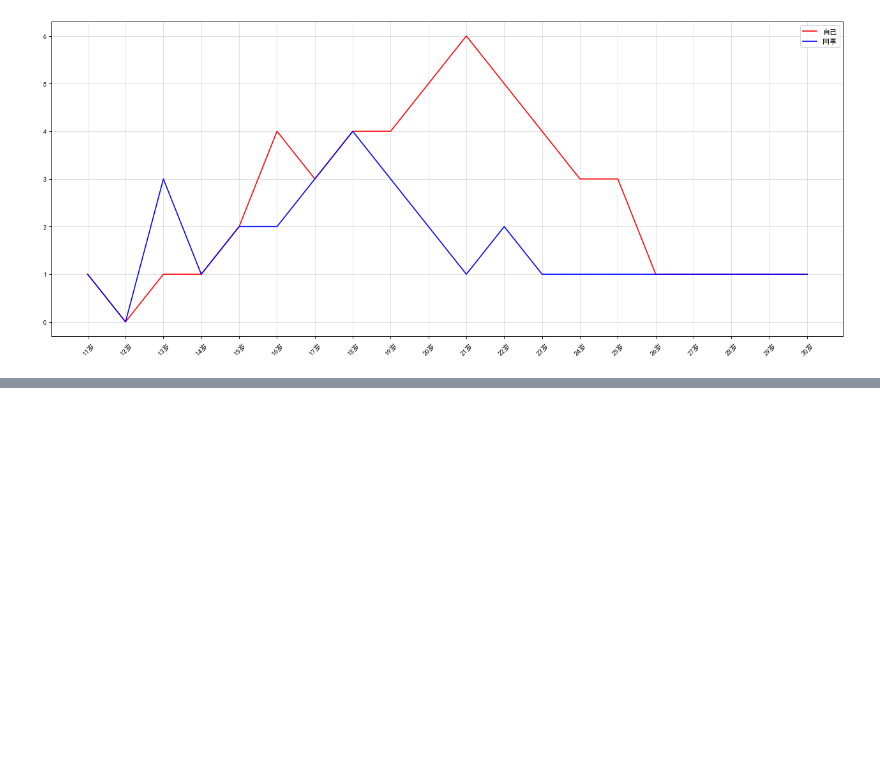
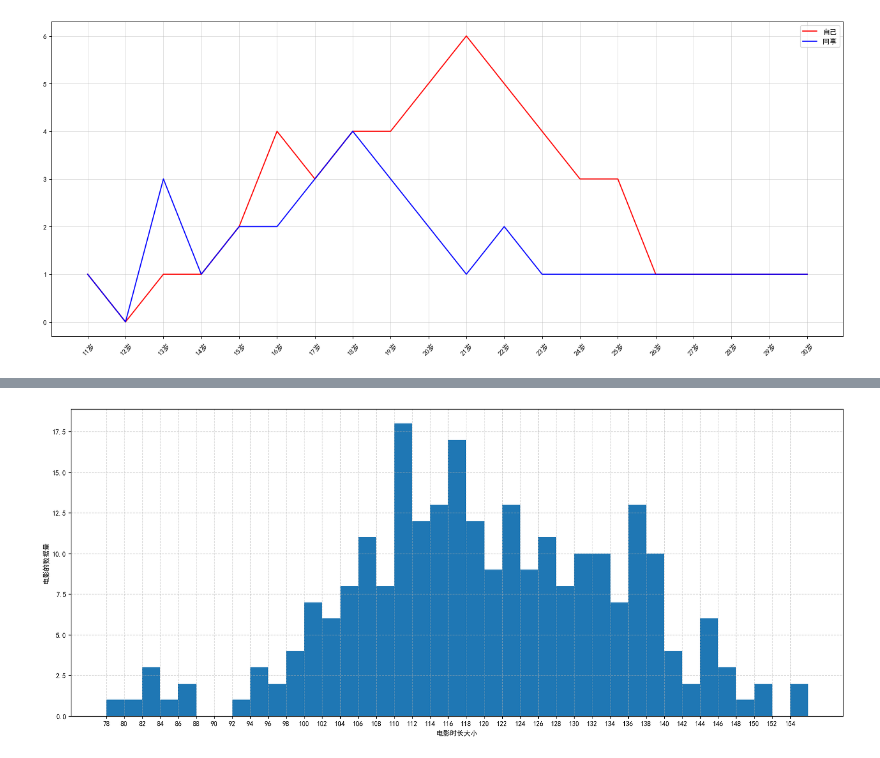
Before and after one commit to programmerdjkqm/-_python-, a Jupyter notebook: jupyter/matplotlib.ipynb, the cells around one changed output, grey strips where cells are left out. Cells and saved outputs as stored; diff of their text form; code cells hidden in the pictures; blank space fills up the shorter version.

```diff
--- a/jupyter/matplotlib.ipynb
+++ b/jupyter/matplotlib.ipynb
@@ -104,0 +137,47 @@ plt.show()
+# %%
+time = [131, 98, 125, 131, 124, 139, 131, 117, 128, 108, 135, 138, 131, 102,
+107, 114,
+119, 128, 121, 142, 127, 130, 124, 101, 110, 116, 117, 110, 128, 128, 115,
+99,
+136, 126, 134, 95, 138, 117, 111,78, 132, 124, 113, 150, 110, 117, 86,
+95, 144,
+105, 126, 130,126, 130, 126, 116, 123, 106, 112, 138, 123, 86, 101, 99, 136,123,
+117, 119, 105, 137, 123, 128, 125, 104, 109, 134, 125, 127,105, 120, 107, 129,
+116,
+108, 132, 103, 136, 118, 102, 120, 114,105, 115, 132, 145, 119, 121, 112, 139,
+125,
+138, 109, 132, 134,156, 106, 117, 127, 144, 139, 139, 119, 140, 83, 110,
+102,123,
+107, 143, 115, 136, 118, 139, 123, 112, 118, 125, 109, 119, 133,112, 114, 122,
+109,
+106, 123, 116, 131, 127, 115, 118, 112, 135,115, 146, 137, 116, 103,
+144, 83, 123,
+111, 110, 111, 100, 154,136, 100, 118, 119, 133, 134, 106, 129, 126,
+110, 111, 109,
+141,120, 117, 106, 149, 122, 122, 110, 118, 127, 121, 114, 125, 126,114, 140, 103,
+130, 141, 117, 106, 114, 121, 114, 133, 137, 92,121, 112, 146, 97, 137,
+105, 98,
+117, 112, 81, 97, 139, 113,134, 106, 144, 110, 137, 137, 111, 104, 117,
+100, 111,
+101, 110,105, 129, 137, 112, 120, 113, 133, 112, 83, 94, 146, 133,
+101,131, 116,
+111, 84, 137, 115, 122, 106, 144, 109, 123, 116, 111,111, 133, 150]
+#创建画布
+plt.figure(figsize=(20, 8), dpi=100) # 3）绘制直方图
+# 设置组距
+distance = 2
+# 计算组数
+group_num = int((max(time) - min(time)) / distance)
+# 绘制直方图,hist函数
+plt.hist(time, bins=group_num)
+# 修改 x 轴刻度显示
+plt.xticks(range(min(time), max(time))[::2])
+# 添加网格显示
+plt.grid(linestyle="--", alpha=0.5)
+#添 加 x, y 轴 描 述 信 息
+plt.xlabel("电影时长大小")
+plt.ylabel("电影的数据量")
+# 4）显示图像
+plt.show()
+# %% [output]
+[figure, added]
```
Also changed, not shown: parts of 3 cells of this notebook.
